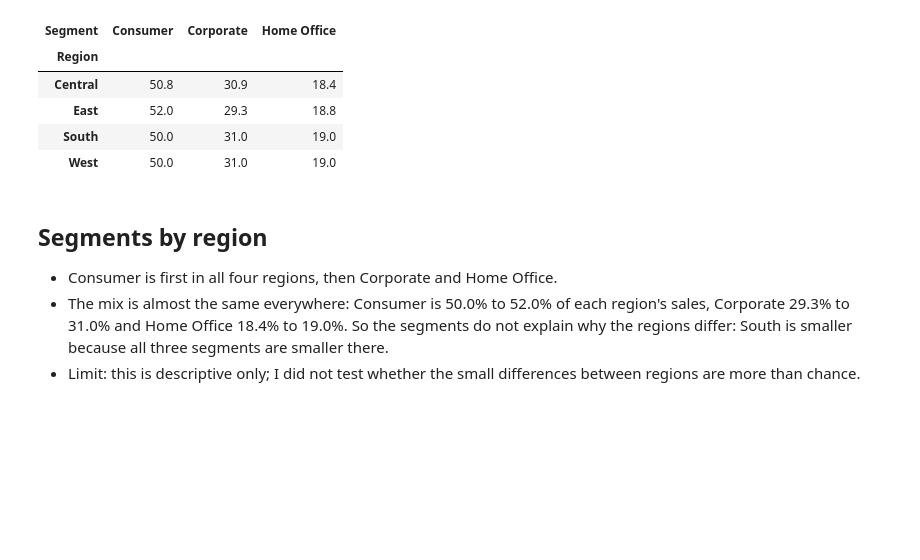
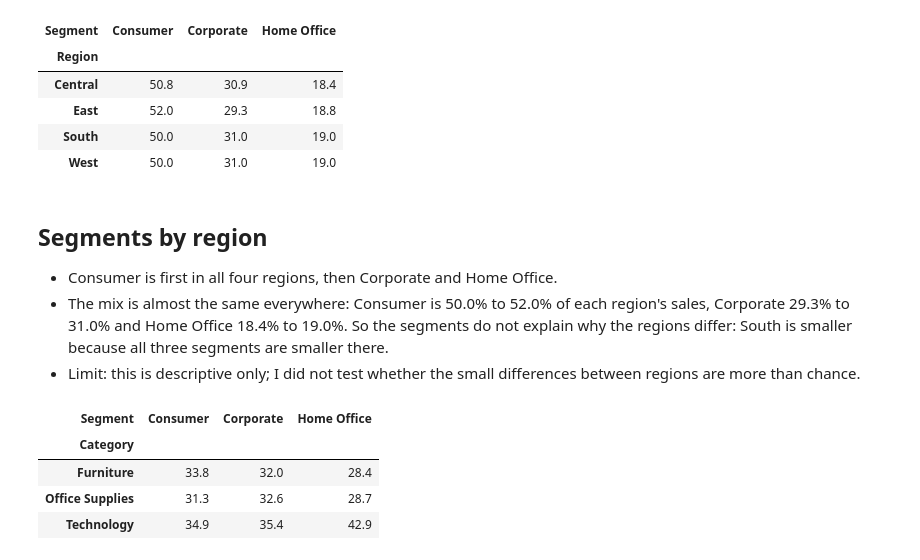
Before and after one commit to Bilal-data/superstore-sales-analysis, a Jupyter notebook: superstore_sales_analysis.ipynb, the cells around one changed output. Cells and saved outputs as stored; diff of their text form; code cells hidden in the pictures; blank space fills up the shorter version.

Commit message:
Add categories by segment

```diff
--- a/superstore_sales_analysis.ipynb
+++ b/superstore_sales_analysis.ipynb
@@ -326,3 +326,13 @@ rs
 - Consumer is first in all four regions, then Corporate and Home Office.
 - The mix is almost the same everywhere: Consumer is 50.0% to 52.0% of each region's sales, Corporate 29.3% to 31.0% and Home Office 18.4% to 19.0%. So the segments do not explain why the regions differ: South is smaller because all three segments are smaller there.
 - Limit: this is descriptive only; I did not test whether the small differences between regions are more than chance.
+# %%
+cs = sales.pivot_table(index="Category", columns="Segment",
+                       values="Sales", aggfunc="sum")
+(cs.div(cs.sum(axis=0), axis=1) * 100).round(1)
+# %% [output]
+| Segment | Consumer | Corporate | Home Office |
+| Category |  |  |  |
+| Furniture | 33.8 | 32.0 | 28.4 |
+| Office Supplies | 31.3 | 32.6 | 28.7 |
+| Technology | 34.9 | 35.4 | 42.9 |
```
Also changed, not shown: parts of 1 cell of this notebook.
